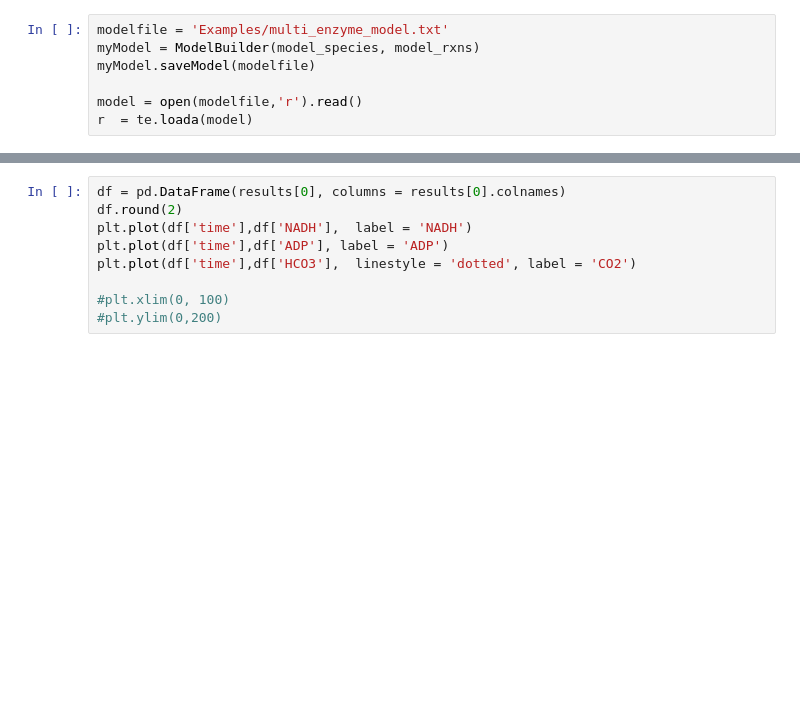
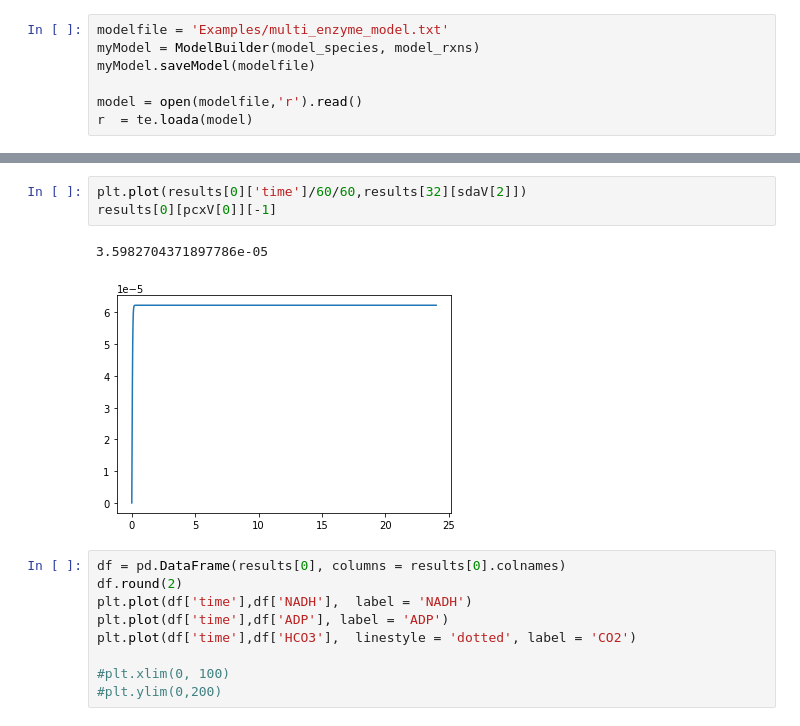
Before and after one commit to carothersresearch/ODBM, a Jupyter notebook: buildModelFromExcel.ipynb, the cells around one changed output, grey strips where cells are left out. Saved outputs shown, nothing was run; the diff lists cells and outputs as text; blank space fills up the shorter version.

```diff
--- a/buildModelFromExcel.ipynb
+++ b/buildModelFromExcel.ipynb
@@ -124,3 +125,9 @@ for i,sda in enumerate(sdaV):
+# %%
+plt.plot(results[0]['time']/60/60,results[32][sdaV[2]])
+results[0][pcxV[0]][-1]
+# %% [output]
+3.5982704371897786e-05
+[figure, added]
 # %%
 df = pd.DataFrame(results[0], columns = results[0].colnames)
 df.round(2)
```
Also changed, not shown: parts of 17 cells of this notebook, 5 other files.
